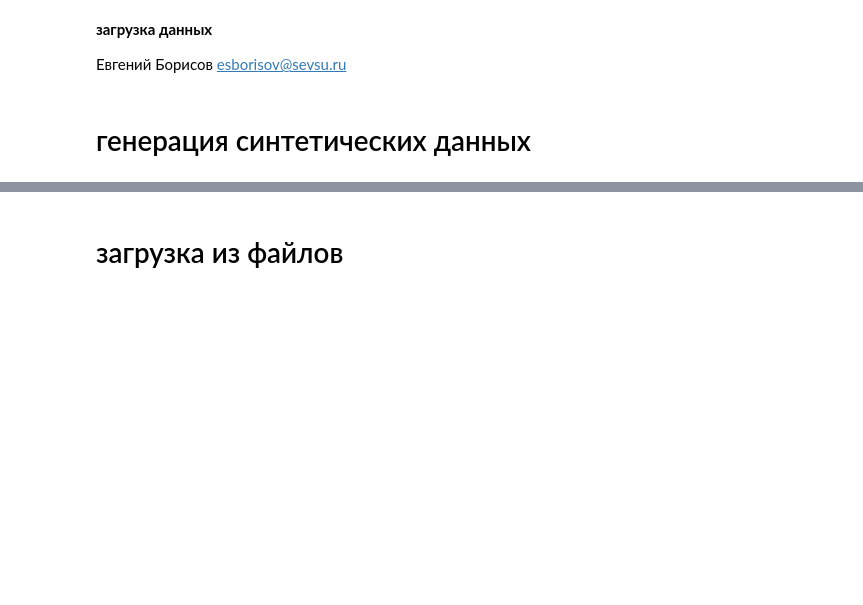
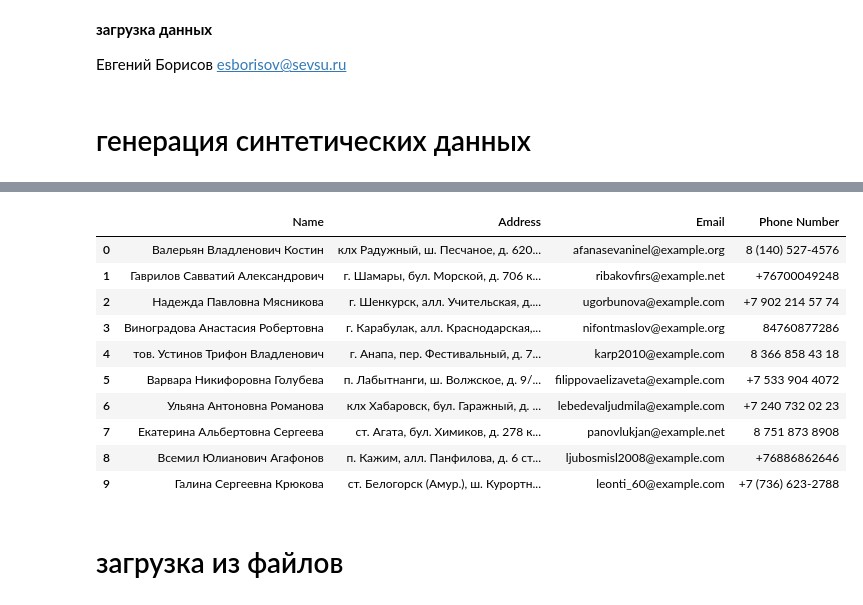
Before and after one commit to mechanoid5/ml_lectorium_2026_I, a Jupyter notebook: examples/04-eda/01-data-load.ipynb, the cells around one changed output, grey strips where cells are left out. Drawn from its saved outputs; the diff is of its cells as text; code cells hidden in the pictures; blank space fills up the shorter version.

```diff
--- a/examples/04-eda/01-data-load.ipynb
+++ b/examples/04-eda/01-data-load.ipynb
@@ -43,0 +87,26 @@ https://habr.com/ru/companies/netologyru/articles/841952/
+# %%
+from faker import Faker
+
+n_samples = 10
+
+fake = Faker(['ru_RU'])
+df = pd.DataFrame({
+     'Name': [ fake.name() for _ in range(n_samples)],
+     'Address': [ fake.address() for _ in range(n_samples)],
+     'Email': [ fake.email() for _ in range(n_samples)],
+     'Phone Number': [ fake.phone_number() for _ in range(n_samples)],
+ })
+
+display(df)
+# %% [output]
+|  | Name | Address | Email | Phone Number |
+| 0 | Валерьян Владленович Костин | клх Радужный, ш. Песчаное, д. 620... | afanasevaninel@example.org | 8 (140) 527-4576 |
+| 1 | Гаврилов Савватий Александрович | г. Шамары, бул. Морской, д. 706 к... | ribakovfirs@example.net | +76700049248 |
+| 2 | Надежда Павловна Мясникова | г. Шенкурск, алл. Учительская, д.... | ugorbunova@example.com | +7 902 214 57 74 |
+| 3 | Виноградова Анастасия Робертовна | г. Карабулак, алл. Краснодарская,... | nifontmaslov@example.org | 84760877286 |
+| 4 | тов. Устинов Трифон Владленович | г. Анапа, пер. Фестивальный, д. 7... | karp2010@example.com | 8 366 858 43 18 |
+| 5 | Варвара Никифоровна Голубева | п. Лабытнанги, ш. Волжское, д. 9/... | filippovaelizaveta@example.com | +7 533 904 4072 |
+| 6 | Ульяна Антоновна Романова | клх Хабаровск, бул. Гаражный, д. ... | lebedevaljudmila@example.com | +7 240 732 02 23 |
+| 7 | Екатерина Альбертовна Сергеева | ст. Агата, бул. Химиков, д. 278 к... | panovlukjan@example.net | 8 751 873 8908 |
+| 8 | Всемил Юлианович Агафонов | п. Кажим, алл. Панфилова, д. 6 ст... | ljubosmisl2008@example.com | +76886862646 |
+| 9 | Галина Сергеевна Крюкова | ст. Белогорск (Амур.), ш. Курортн... | leonti_60@example.com | +7 (736) 623-2788 |
```
Also changed, not shown: parts of 15 cells of this notebook, 4 other files.
